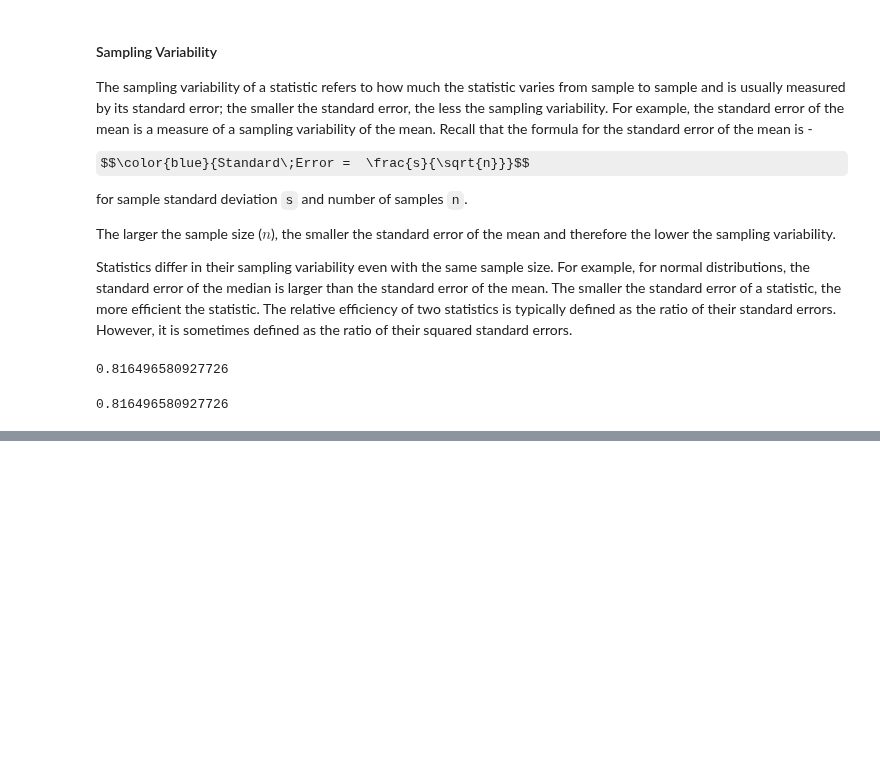
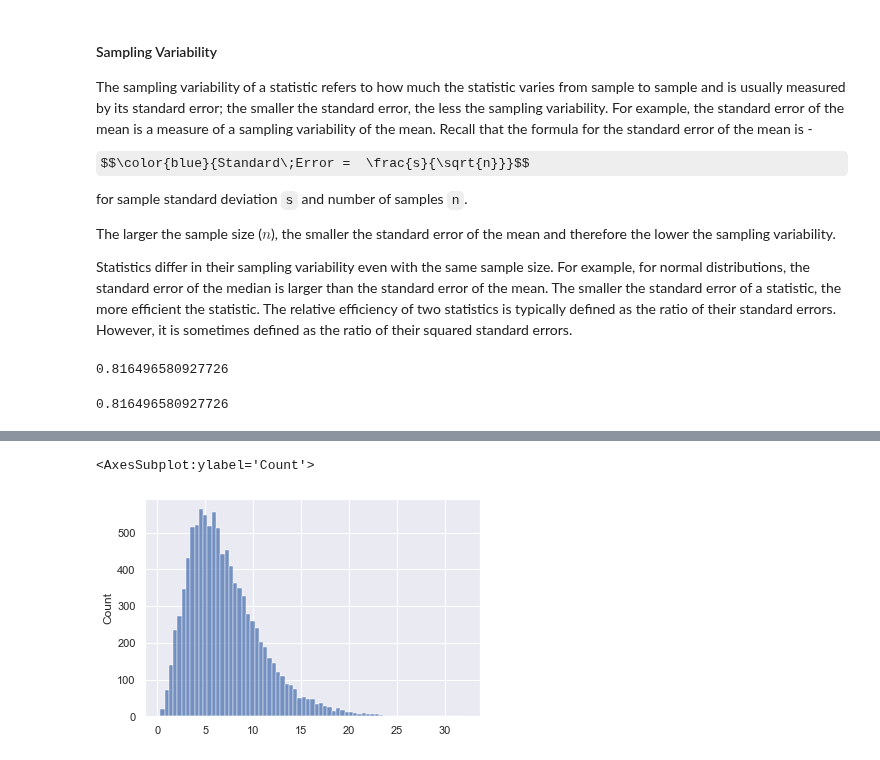
Before and after one commit to mayankkaizen/jupyter-notebooks, a Jupyter notebook: Probability and Stats/Stats.ipynb, the cells around one changed output, grey strips where cells are left out. Cells and saved outputs as stored; diff of their text form; code cells hidden in the pictures; some formulas as TeX source; blank space fills up the shorter version.

```diff
--- a/Probability and Stats/Stats.ipynb
+++ b/Probability and Stats/Stats.ipynb
@@ -2119,0 +1982,6 @@ np.sqrt(2/3)
+# %%
+b = np.random.choice(data_sq, (10000,7)).sum(axis = 1) #dof = 7
+sns.histplot(b)
+# %% [output]
+<AxesSubplot:ylabel='Count'>
+[figure, added]
```
Also changed, not shown: parts of 57 cells of this notebook, 9 other files.
